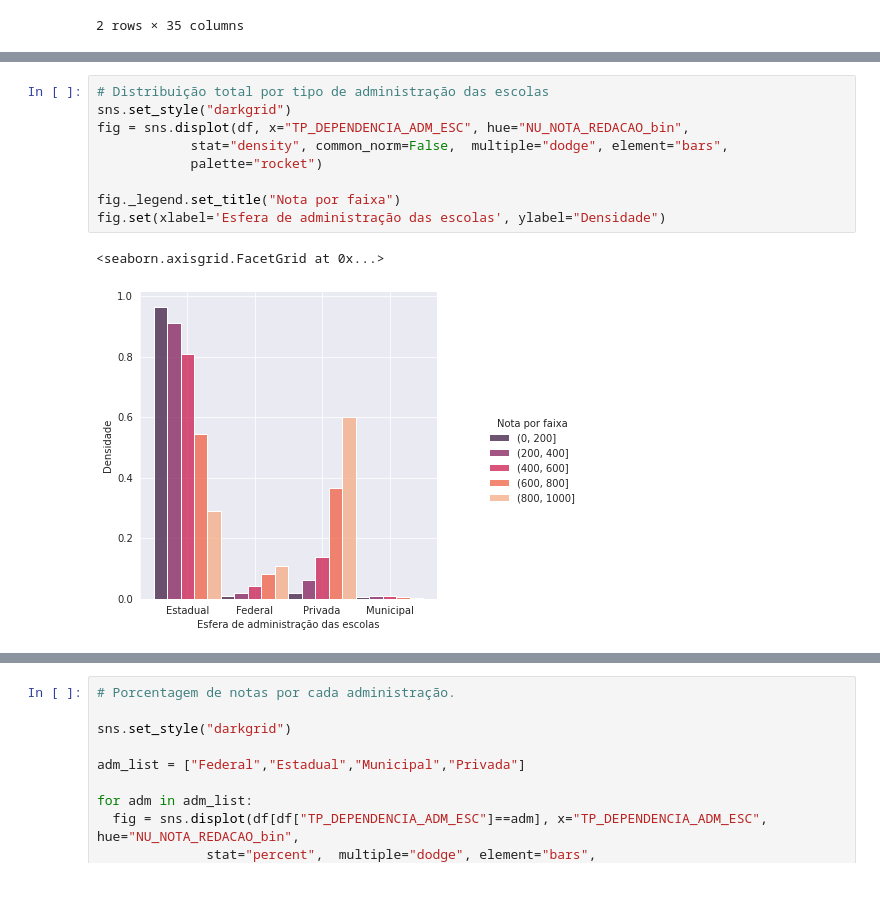
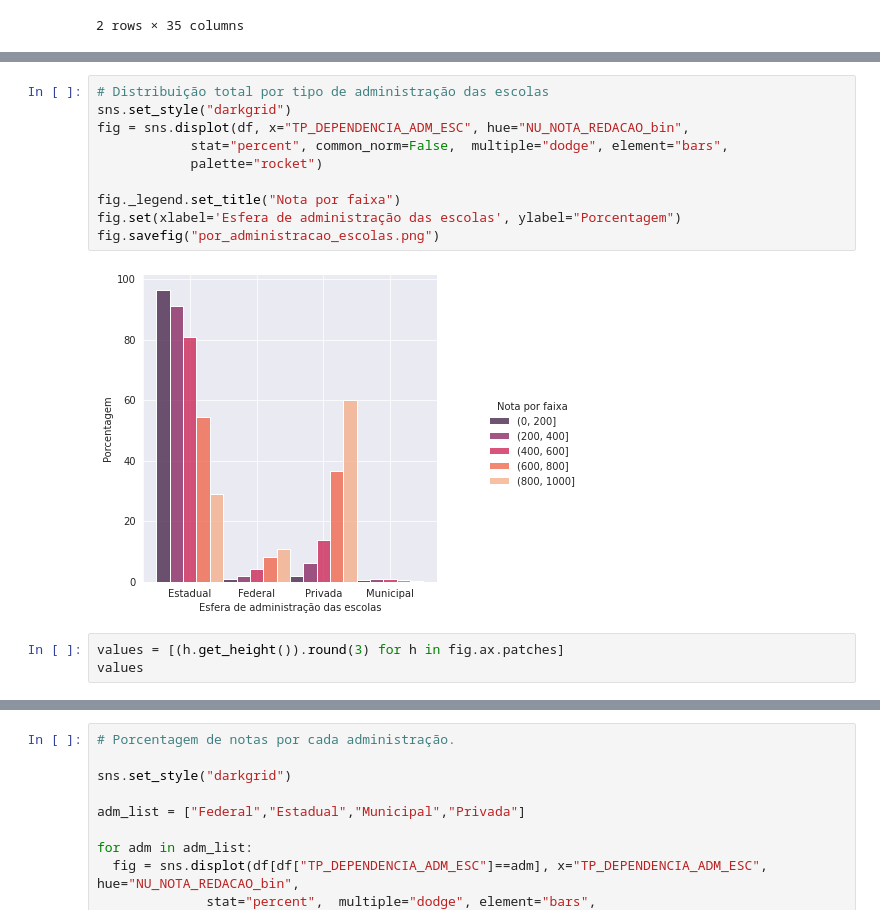
Before and after one commit to anasampa/data_analysis_enem, a Jupyter notebook: enem.ipynb, the cells around one changed output, grey strips where cells are left out. Drawn from its saved outputs; the diff is of its cells as text; blank space fills up the shorter version.

```diff
--- a/enem.ipynb
+++ b/enem.ipynb
@@ -154,12 +172,15 @@ df.head(2)
 # %%
 # Distribuição total por tipo de administração das escolas
 sns.set_style("darkgrid")
 fig = sns.displot(df, x="TP_DEPENDENCIA_ADM_ESC", hue="NU_NOTA_REDACAO_bin",
-            stat="density", common_norm=False,  multiple="dodge", element="bars",
+            stat="percent", common_norm=False,  multiple="dodge", element="bars",
             palette="rocket")
 
 fig._legend.set_title("Nota por faixa")
-fig.set(xlabel='Esfera de administração das escolas', ylabel="Densidade")
+fig.set(xlabel='Esfera de administração das escolas', ylabel="Porcentagem")
+fig.savefig("por_administracao_escolas.png")
 # %% [output]
-<seaborn.axisgrid.FacetGrid at 0x...>
-[figure, old version]
+[figure, new version]
+# %%
+values = [(h.get_height()).round(3) for h in fig.ax.patches]
+values
```
Also changed, not shown: parts of 11 cells of this notebook.
